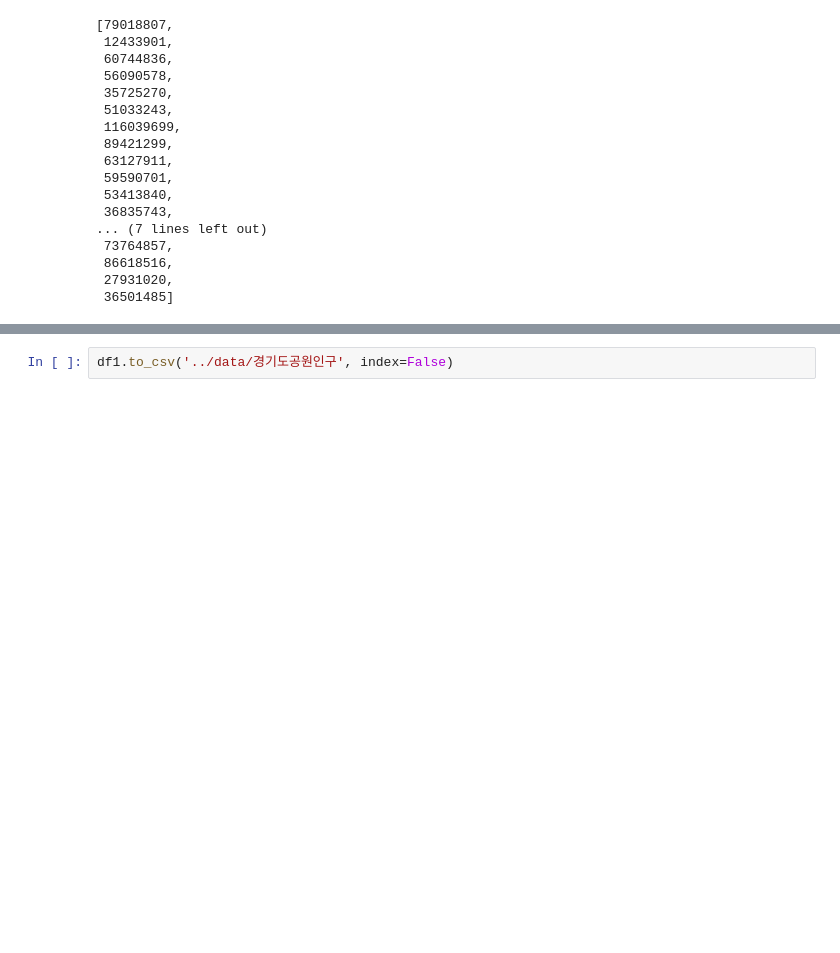
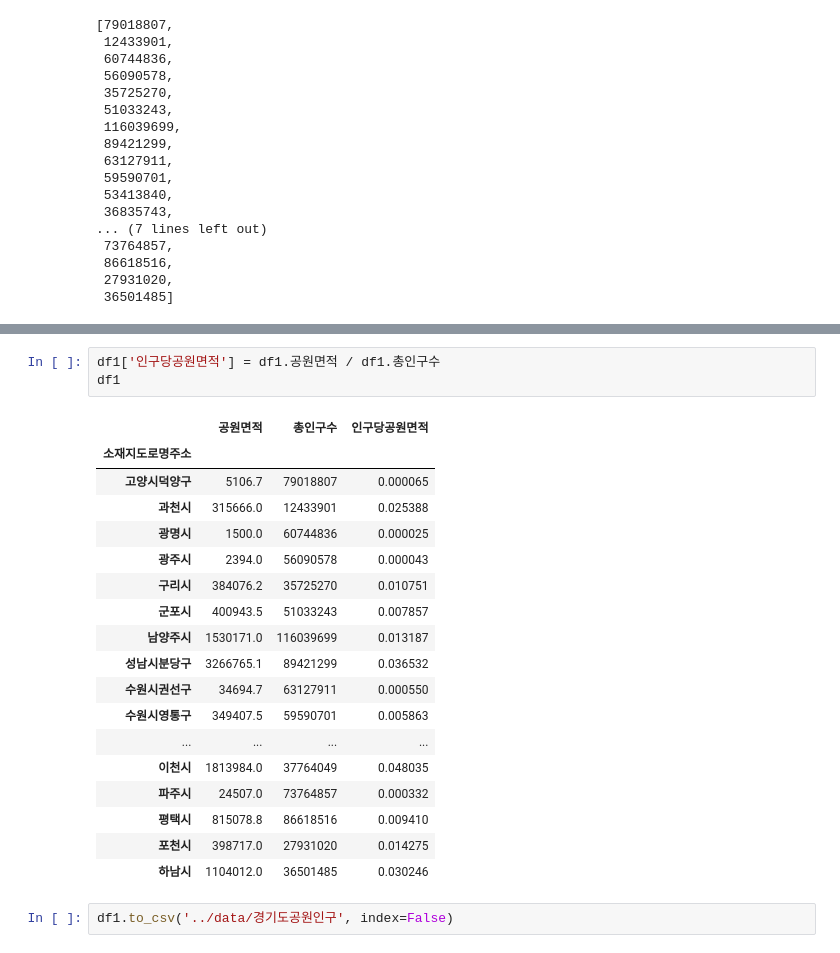
Before and after one commit to rawmouse96/DataAnalysis, a Jupyter notebook: 04.지도시각화/과제/04210423.ipynb, the cells around one changed output, grey strips where cells are left out. Cells and saved outputs as stored; diff of their text form; blank space fills up the shorter version.

```diff
--- a/04.지도시각화/과제/04210423.ipynb
+++ b/04.지도시각화/과제/04210423.ipynb
@@ -209,3 +247,25 @@ df1['총인구수'] = pops
+# %%
+df1['인구당공원면적'] = df1.공원면적 / df1.총인구수
+df1
+# %% [output]
+|  | 공원면적 | 총인구수 | 인구당공원면적 |
+| 소재지도로명주소 |  |  |  |
+| 고양시덕양구 | 5106.7 | 79018807 | 0.000065 |
+| 과천시 | 315666.0 | 12433901 | 0.025388 |
+| 광명시 | 1500.0 | 60744836 | 0.000025 |
+| 광주시 | 2394.0 | 56090578 | 0.000043 |
+| 구리시 | 384076.2 | 35725270 | 0.010751 |
+| 군포시 | 400943.5 | 51033243 | 0.007857 |
+| 남양주시 | 1530171.0 | 116039699 | 0.013187 |
+| 성남시분당구 | 3266765.1 | 89421299 | 0.036532 |
+| 수원시권선구 | 34694.7 | 63127911 | 0.000550 |
+| 수원시영통구 | 349407.5 | 59590701 | 0.005863 |
+| ... | ... | ... | ... |
+| 이천시 | 1813984.0 | 37764049 | 0.048035 |
+| 파주시 | 24507.0 | 73764857 | 0.000332 |
+| 평택시 | 815078.8 | 86618516 | 0.009410 |
+| 포천시 | 398717.0 | 27931020 | 0.014275 |
+| 하남시 | 1104012.0 | 36501485 | 0.030246 |
 # %%
 df1.to_csv('../data/경기도공원인구', index=False)
 # %%
```
Also changed, not shown: parts of 19 cells of this notebook, 2 other files.
